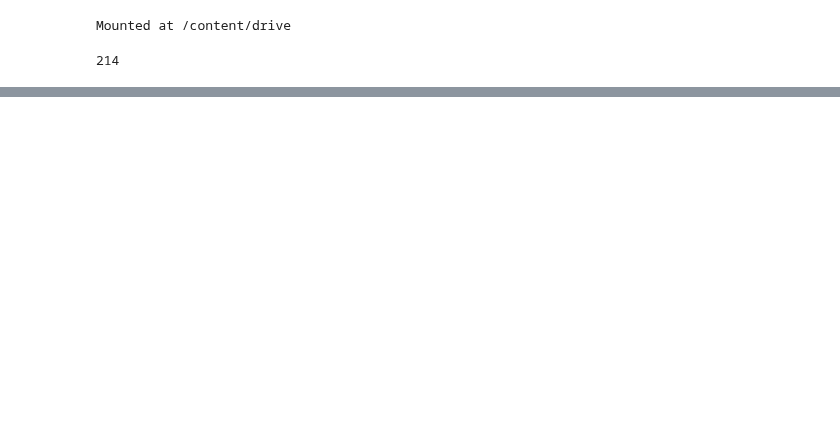
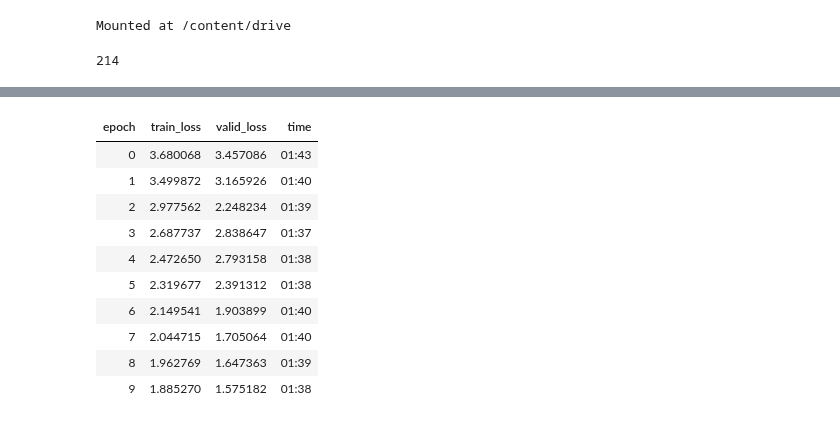
Before and after one commit to alixintong/btt-ai-know-your-customer, a Jupyter notebook: bounding_box.ipynb, the cells around one changed output, grey strips where cells are left out. Saved outputs shown, nothing was run; the diff lists cells and outputs as text; code cells hidden in the pictures; blank space fills up the shorter version.

```diff
--- a/bounding_box.ipynb
+++ b/bounding_box.ipynb
@@ -30,0 +233,11 @@ len(files)
+# %%
+# loss function
+ratios = [1/2,1,2]
+scales = [1,2**(-1/3), 2**(-2/3)]
+# %%
+crit = RetinaNetFocalLoss(scales=scales, ratios=ratios)
+# %%
+# learner
+def _retinanet_split(m): return L(m.encoder,nn.Sequential(m.c5top6, m.p6top7, m.merges, m.smoothers, m.classifier, m.box_regressor)).map(params)
+# %%
+learn = Learner(dls, arch, loss_func=crit, splitter=_retinanet_split)
@@ -30,0 +246,15 @@ len(files)
+# %%
+# Training
+learn.fit_one_cycle(10, slice(1e-5, 1e-4))
+# %% [output]
+| epoch | train_loss | valid_loss | time |
+| 0 | 3.680068 | 3.457086 | 01:43 |
+| 1 | 3.499872 | 3.165926 | 01:40 |
+| 2 | 2.977562 | 2.248234 | 01:39 |
+| 3 | 2.687737 | 2.838647 | 01:37 |
+| 4 | 2.472650 | 2.793158 | 01:38 |
+| 5 | 2.319677 | 2.391312 | 01:38 |
+| 6 | 2.149541 | 1.903899 | 01:40 |
+| 7 | 2.044715 | 1.705064 | 01:40 |
+| 8 | 1.962769 | 1.647363 | 01:39 |
+| 9 | 1.885270 | 1.575182 | 01:38 |
```
Also changed, not shown: parts of 28 cells of this notebook.
